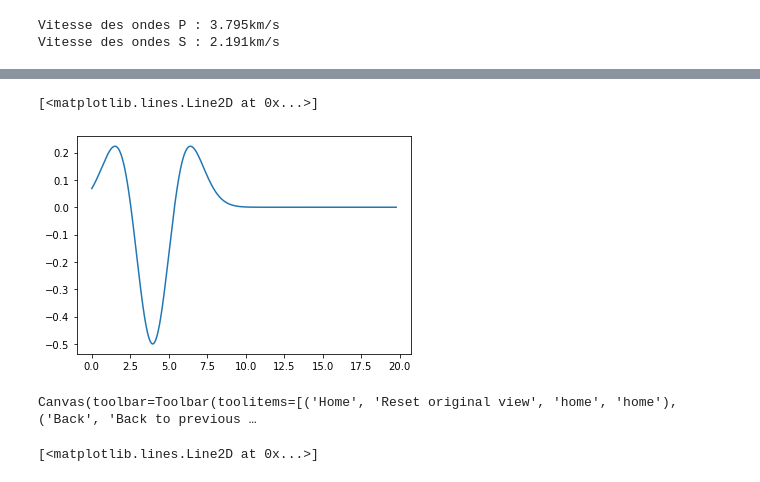
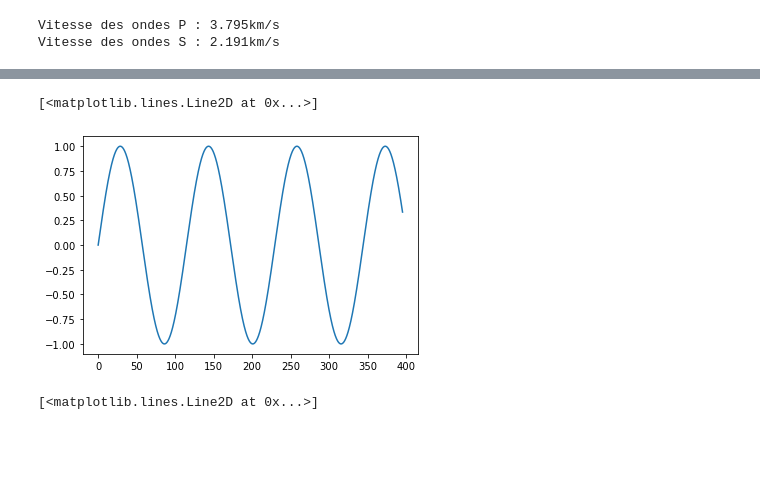
Before and after one commit to sbrisson-sudo/FEM_Elastic_Waves, a Jupyter notebook: src/sem2dDynElast.ipynb, the cells around one changed output, grey strips where cells are left out. Saved outputs shown, nothing was run; the diff lists cells and outputs as text; code cells hidden in the pictures; blank space fills up the shorter version.

```diff
--- a/src/sem2dDynElast.ipynb
+++ b/src/sem2dDynElast.ipynb
@@ -22,9 +22,10 @@ eraseCurrentMesh()
 
 N = 4       # elements order
 
-L = 10000.0   # square size
-dx = L/20   # elements size
-elements, nodes = squareMesh(L,dx,N)
+Lx = 100000.0   # square size
+Lz = 4*Lx
+dx = Lx/10   # elements size
+elements, nodes = rectangleMesh(Lx,Lz,dx,N)
 Δx = dx/(N+1)
 
 dof = len(nodes)
@@ -205,6 +198,27 @@ for e in tqdm(elements):
             K[2*n1.id+1,2*n2.id] += e.Ke[2*i+1,2*j]
             K[2*n1.id,2*n2.id+1] += e.Ke[2*i,2*j+1]
             K[2*n1.id+1,2*n2.id+1] += e.Ke[2*i+1,2*j+1]
+# %%
+# définition source : sinus en cisaillement au niveau du sol
+
+f0 = vs/(20*Δx)     # tuning
+nodesBot1 = []
+nodesBot2 = []
+for n in nodes:
+    if n.region == 2:
+        nodesBot1.append(2*n.id)
+        nodesBot2.append(2*n.id+1)
+nodesBot1 = np.array(nodesBot1)
+nodesBot2 = np.array(nodesBot2)
+
+F = np.zeros(2*dof)
+
+for n in nodesBot1:
+    K[n,:] = 0
+    K[n,n] = 1
+for n in nodesBot2:
+    K[n,:] = 0
+    K[n,n] = 1
 # %%
 # inverting mass matrix
 
@@ -222,14 +236,6 @@ time = np.linspace(0,T,Nit)
 U = np.zeros((Nit, 2*dof))
 dU = np.zeros((Nit, 2*dof))
 ddU = np.zeros((Nit, 2*dof))
-
-# définition source
-
-t0 = T/5.0         # tuning
-f0 = 100/(2*Δx)     # tuning
-f = lambda t : (4*(t-t0)**2*f0**4 - 2*f0**2)*np.exp(-(t-t0)**2*f0**2)
-noeudSource = getCenterNode(nodes)
-ns1, ns2 = 2*noeudSource, 2*noeudSource+1
 # %%
 # tests sur valeurs paramètres
 print(f"CFL = {Δt/Δx*vp}")
@@ -240,9 +246,9 @@ CFL = 0.24999999999999997
 # %%
 %matplotlib inline
-plt.plot(time, f(time))
+plt.plot(time, np.sin(f0*time))
 # %% [output]
 [<matplotlib.lines.Line2D at 0x...>]
-[figure, old version]
+[figure, new version]
 # %%
 # FD
 for i in tqdm(range(2,Nit)):
@@ -251,11 +256,10 @@ for i in tqdm(range(2,Nit)):
     U[i,:] = 2*U[i-1,:] - U[i-2,:] + Δt**2*np.multiply(iM , F - K@U[i-1,:])
 # %%
-%matplotlib widget
-plt.plot(time, U[:,ns1])
-plt.plot(time, f(time))
+%matplotlib tk
+plt.plot(time, U[:,200])
+# plt.plot(time, f(time))
 # %% [output]
-Canvas(toolbar=Toolbar(toolitems=[('Home', 'Reset original view', 'home', 'home'), ('Back', 'Back to previous …
+[<matplotlib.lines.Line2D at 0x...>]
-[<matplotlib.lines.Line2D at 0x...>]
 # %%
 import matplotlib.animation as animation
 
```
Also changed, not shown: parts of 12 cells of this notebook, 3 other files.
